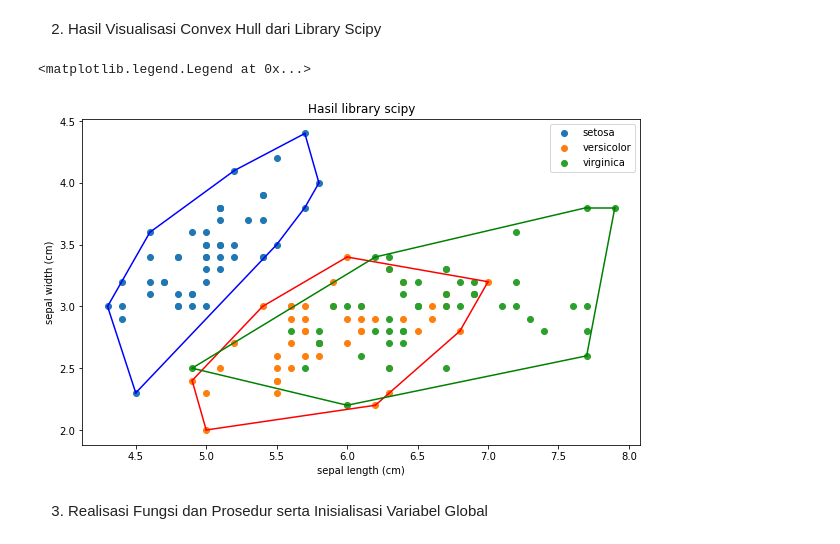
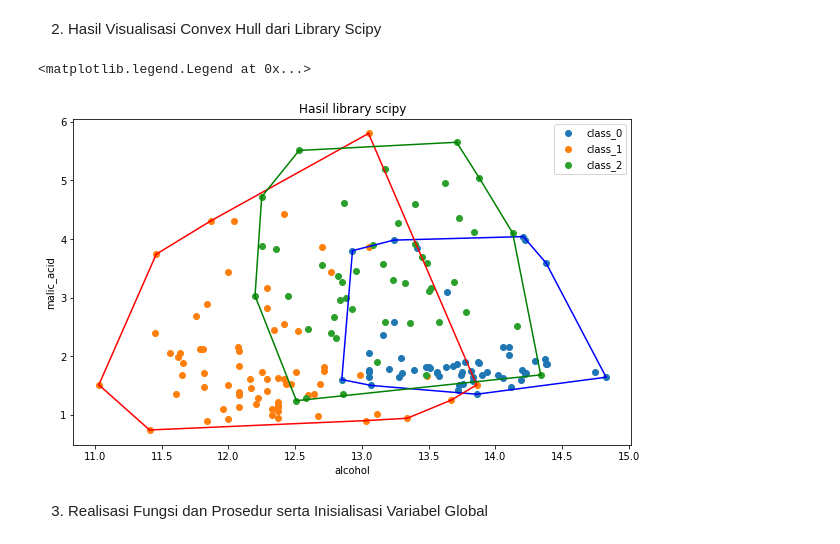
Before and after one commit to Primanda28/tucil2-stima, a Jupyter notebook: src/main.ipynb, the cells around one changed output. Saved outputs shown, nothing was run; the diff lists cells and outputs as text; code cells hidden in the pictures.

Commit message:
tambah input output

```diff
--- a/src/main.ipynb
+++ b/src/main.ipynb
@@ -11,6 +11,32 @@ import math
 from functools import cmp_to_key
 
 # Inisialisasi datasets
-data = datasets.load_iris()
+data=datasets.load_iris()
+inp=0
+
+while(not(1<=inp<=3)):
+    print("List dataset :")
+    print("1. Iris")
+    print("2. Wine")
+    print("3. Breast_cancer")
+    inp=int(input("Masukkan pilihan dataset : "))
+    if(inp==1):
+        data = datasets.load_iris()
+    elif(inp==2):
+        data=datasets.load_wine()
+    elif(inp==3):
+        data=datasets.load_breast_cancer()
+    else:
+        print("Input tidak valid, silahkan ulangi")
 df = pd.DataFrame(data.data, columns=data.feature_names)
 df['Target'] = pd.DataFrame(data.target)
+
+param1=0
+param2=0
+print("List kolom : ")
+for i in range(len(data.feature_names)):
+    print(str(i+1)+".",data.feature_names[i])
+param1=int(input("Masukkan pilihan parameter 1 : "))
+param2=int(input("Masukkan pilihan parameter 2 : "))
+param1-=1
+param2-=1
@@ -19,21 +64,21 @@ df['Target'] = pd.DataFrame(data.target)
 # %%
 # Visualisasi hasil convex hull dari library scipy
 plt.figure(figsize = (10, 6))
 colors = ['b','r','g']
 plt.title("Hasil library scipy")
-plt.xlabel(data.feature_names[0])
-plt.ylabel(data.feature_names[1])
+plt.xlabel(data.feature_names[param1])
+plt.ylabel(data.feature_names[param2])
 for i in range(len(data.target_names)):
   bucket = df[df['Target'] == i]
-  bucket = bucket.iloc[:,[0,1]].values
+  bucket = bucket.iloc[:,[param1,param2]].values
   hull = ConvexHull(bucket)
   plt.scatter(bucket[:, 0], bucket[:, 1], label=data.target_names[i])
   for simplex in hull.simplices:
     plt.plot(bucket[simplex, 0], bucket[simplex, 1], colors[i])
 plt.legend()
 # %% [output]
 <matplotlib.legend.Legend at 0x...>
-[figure, old version]
+[figure, new version]
 # %% [markdown]
 3. Realisasi Fungsi dan Prosedur serta Inisialisasi Variabel Global
 # %%
```
Also changed, not shown: parts of 3 cells of this notebook, 1 other file.
